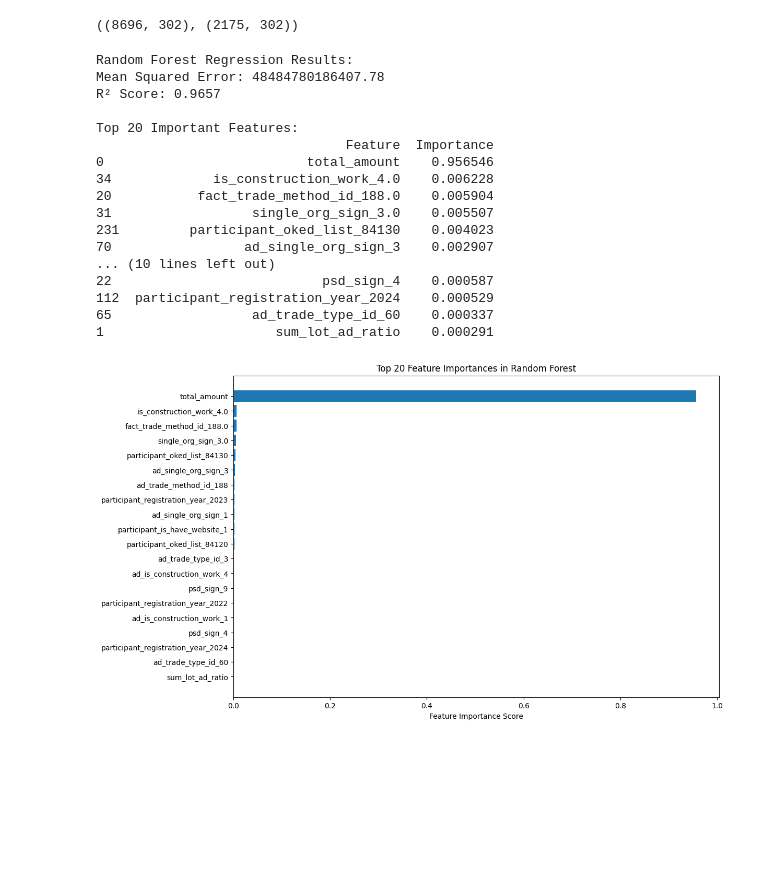
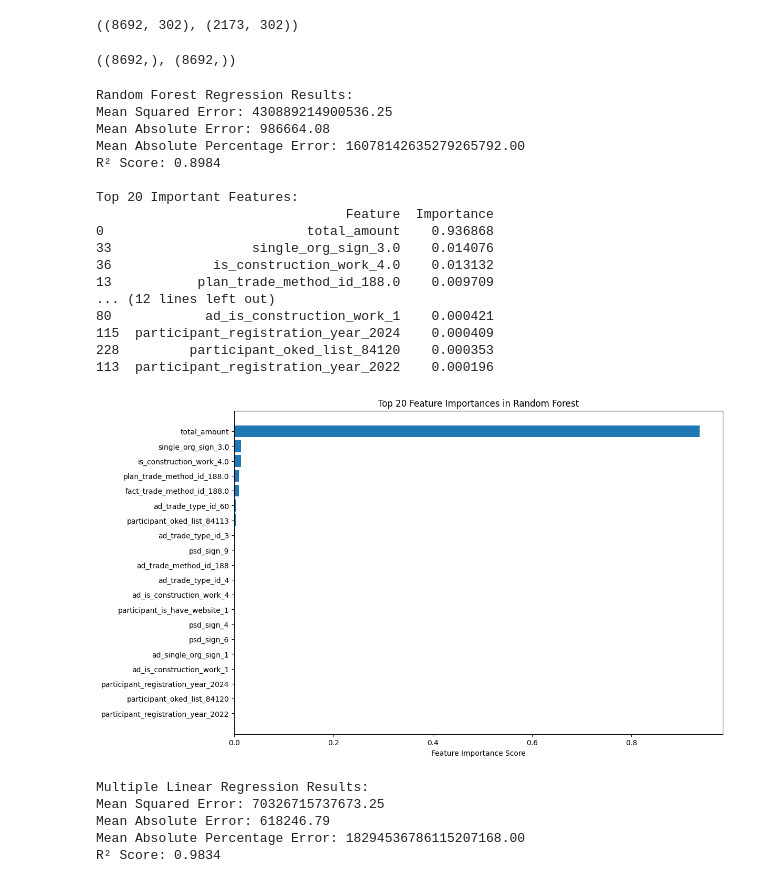
Before and after one commit to savoskin0502/public-procurement-optimization, a Jupyter notebook: Model_training.ipynb, the cells around one changed output. Cells and saved outputs as stored; diff of their text form; code cells hidden in the pictures; blank space fills up the shorter version.

Commit message:
fw_amount return added

```diff
--- a/Model_training.ipynb
+++ b/Model_training.ipynb
@@ -41,7 +41,7 @@ def preprocess_data(path='dataset_wparticipant_v2.csv', sample_size=12000, rando
 
     # Select relevant columns
     cols_to_keep = [
-        "target_amount", "total_amount", "sum_lot_ad_ratio", "count_lot_ad_ratio",
+        "target_amount", "fw_total_price_wdiscount", "total_amount", "sum_lot_ad_ratio", "count_lot_ad_ratio",
         "is_union_lots", "is_dumping", "plan_trade_method_id", "fact_trade_method_id",
         "psd_sign", "is_consulting_services", "single_org_sign", "is_light_industry",
         "is_construction_work", "is_disable_person_advertisement", "ad_trade_method_id",
@@ -81,16 +81,26 @@ def preprocess_data(path='dataset_wparticipant_v2.csv', sample_size=12000, rando
     y = data["target_amount"]                # Target
     X_train, X_test, y_train, y_test = train_test_split(X, y, test_size=0.2, random_state=random_state)
 
-    return X_train, X_test, y_train, y_test
+    fw_amount_train = X_train["fw_total_price_wdiscount"]
+    fw_amount_test = X_test["fw_total_price_wdiscount"]
+
+    X_train = X_train.drop(columns=["fw_total_price_wdiscount"])
+    X_test = X_test.drop(columns=["fw_total_price_wdiscount"])
+
+    return X_train, X_test, y_train, y_test, fw_amount_train, fw_amount_test
 # %%
-X_train, X_test, y_train, y_test = preprocess_data(random_state = 4)
+X_train, X_test, y_train, y_test, fw_amount_train, fw_amount_test = preprocess_data(random_state = 4)
 # %%
 X_train.shape, X_test.shape
 # %% [output]
-((8696, 302), (2175, 302))
+((8692, 302), (2173, 302))
+# %%
+fw_amount_train.shape, fw_amount_train.shape
+# %% [output]
+((8692,), (8692,))
 # %%
 from sklearn.ensemble import RandomForestRegressor
-from sklearn.metrics import mean_squared_error, r2_score
+from sklearn.metrics import mean_squared_error, r2_score, mean_absolute_percentage_error, mean_absolute_error
 import matplotlib.pyplot as plt
 
 rf_model = RandomForestRegressor(
@@ -107,47 +117,76 @@ y_pred = rf_model.predict(X_test)
 # Evaluate the model
 mse = mean_squared_error(y_test, y_pred)
 r2 = r2_score(y_test, y_pred)
+mae = mean_absolute_error(y_test, y_pred)
+mae_p = mean_absolute_percentage_error(y_test, y_pred)
+
 
 print(f"Random Forest Regression Results:")
 print(f"Mean Squared Error: {mse:.2f}")
+print(f"Mean Absolute Error: {mae:.2f}")
+print(f"Mean Absolute Percentage Error: {mae_p:.2f}")
 print(f"R² Score: {r2:.4f}")
 
 feature_importances = rf_model.feature_importances_
 feature_names = X_train.columns
 
 # Convert to a DataFrame for better readability
 feature_importance_df = pd.DataFrame({
     'Feature': feature_names,
     'Importance': feature_importances
 }).sort_values(by='Importance', ascending=False)
 
 # Display Top Features
 print("\nTop 20 Important Features:")
 print(feature_importance_df.head(20))
 
 # Plot Top 20 Feature Importances
 plt.figure(figsize=(12, 8))
 plt.barh(feature_importance_df['Feature'][:20], feature_importance_df['Importance'][:20])
 plt.gca().invert_yaxis()
 plt.title("Top 20 Feature Importances in Random Forest")
 plt.xlabel("Feature Importance Score")
 plt.show()
 # %% [output]
 Random Forest Regression Results:
-Mean Squared Error: 48484780186407.78
-R² Score: 0.9657
+Mean Squared Error: 430889214900536.25
+Mean Absolute Error: 986664.08
+Mean Absolute Percentage Error: 16078142635279265792.00
+R² Score: 0.8984
 
 Top 20 Important Features:
                                 Feature  Importance
-0                          total_amount    0.956546
-34             is_construction_work_4.0    0.006228
-20           fact_trade_method_id_188.0    0.005904
-31                  single_org_sign_3.0    0.005507
-231         participant_oked_list_84130    0.004023
-70                 ad_single_org_sign_3    0.002907
-... (10 lines left out)
-22                           psd_sign_4    0.000587
-112  participant_registration_year_2024    0.000529
-65                  ad_trade_type_id_60    0.000337
-1                      sum_lot_ad_ratio    0.000291
+0                          total_amount    0.936868
+33                  single_org_sign_3.0    0.014076
+36             is_construction_work_4.0    0.013132
+13           plan_trade_method_id_188.0    0.009709
+... (12 lines left out)
+80            ad_is_construction_work_1    0.000421
+115  participant_registration_year_2024    0.000409
+228         participant_oked_list_84120    0.000353
+113  participant_registration_year_2022    0.000196
-[figure, old version]
+[figure, new version]
+# %%
+from sklearn.linear_model import LinearRegression
+
+lr_model = LinearRegression()
+lr_model.fit(X_train, y_train)
+
+y_pred_lr = lr_model.predict(X_test)
+
+mse_lr = mean_squared_error(y_test, y_pred_lr)
+r2_lr = r2_score(y_test, y_pred_lr)
+mae_lr = mean_absolute_error(y_test, y_pred_lr)
+mape_lr = mean_absolute_percentage_error(y_test, y_pred_lr)
+
+print(f"Multiple Linear Regression Results:")
+print(f"Mean Squared Error: {mse_lr:.2f}")
+print(f"Mean Absolute Error: {mae_lr:.2f}")
+print(f"Mean Absolute Percentage Error: {mape_lr:.2f}")
+print(f"R² Score: {r2_lr:.4f}")
+# %% [output]
+Multiple Linear Regression Results:
+Mean Squared Error: 70326715737673.25
+Mean Absolute Error: 618246.79
+Mean Absolute Percentage Error: 18294536786115207168.00
+R² Score: 0.9834
```
Also changed, not shown: parts of 1 cell of this notebook.
